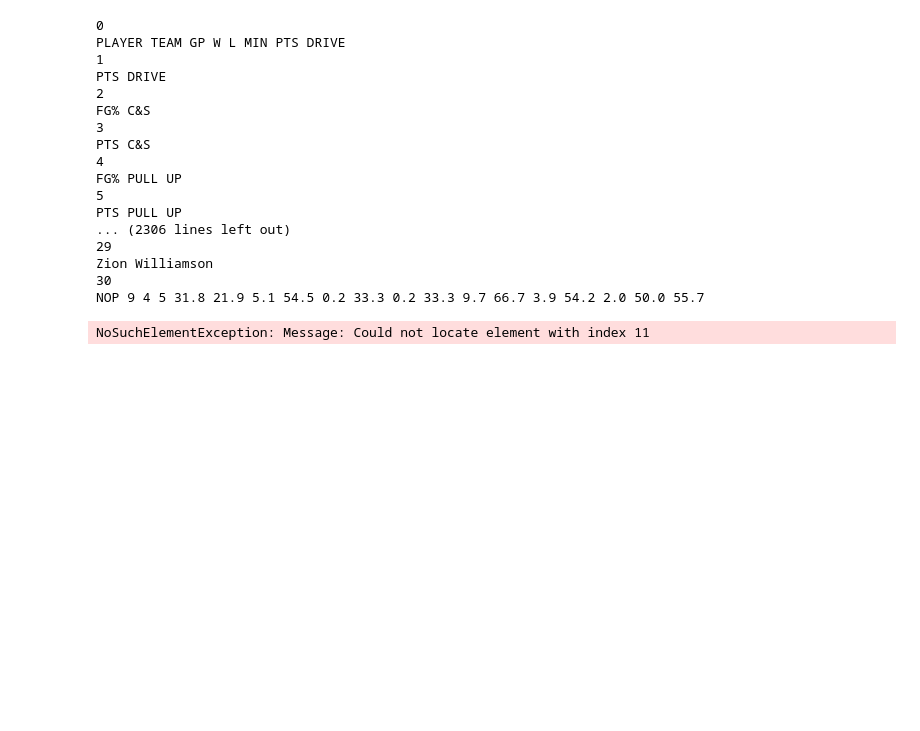
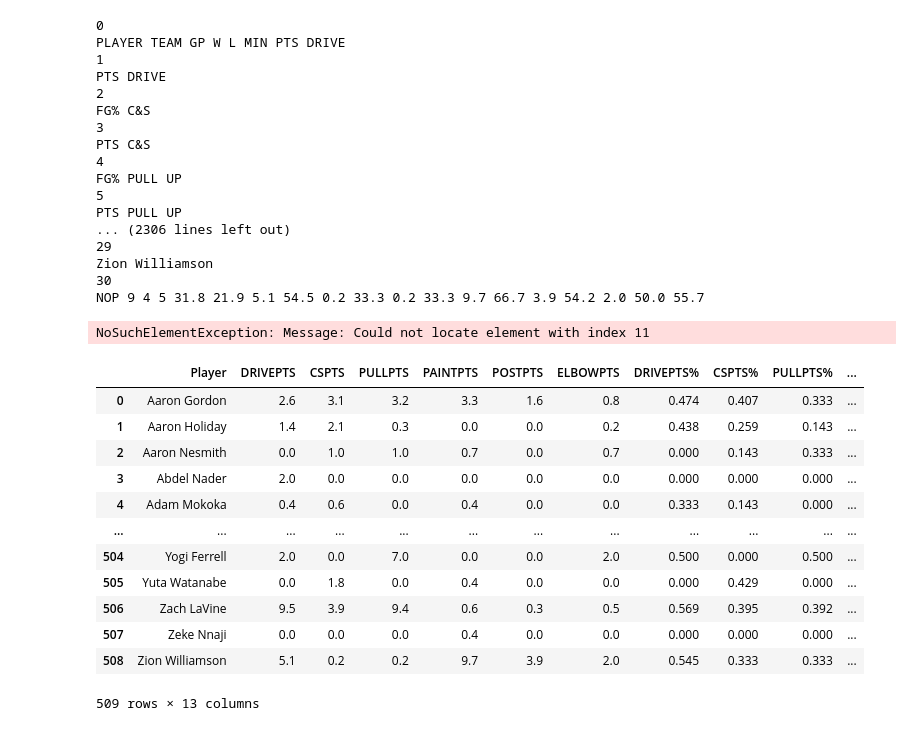
Before and after one commit to nsvinakollu/Fantasy-Basketball-ESPN, a Jupyter notebook: ScrapePlayerTrackingShooting.ipynb, the cells around one changed output. Saved outputs shown, nothing was run; the diff lists cells and outputs as text; code cells hidden in the pictures; blank space fills up the shorter version.

```diff
--- a/ScrapePlayerTrackingShooting.ipynb
+++ b/ScrapePlayerTrackingShooting.ipynb
@@ -118,3 +115,34 @@ Zion Williamson
 30
 NOP 9 4 5 31.8 21.9 5.1 54.5 0.2 33.3 0.2 33.3 9.7 66.7 3.9 54.2 2.0 50.0 55.7
 NoSuchElementException: Message: Could not locate element with index 11
+# %%
+db = pd.DataFrame({'Player': team_names
+                   ,'DRIVEPTS': [i[6] for i in team_stats]
+                   ,'CSPTS': [i[8] for i in team_stats]
+                   ,'PULLPTS': [i[10] for i in team_stats]
+                   ,'PAINTPTS': [i[12] for i in team_stats]
+                   ,'POSTPTS': [i[14] for i in team_stats]
+                   ,'ELBOWPTS': [i[16] for i in team_stats]
+                   ,'DRIVEPTS%': [i[7]/100 for i in team_stats]
+                   ,'CSPTS%': [i[9]/100 for i in team_stats]
+                   ,'PULLPTS%': [i[11]/100 for i in team_stats]
+                   ,'PAINTPTS%': [i[13]/100 for i in team_stats]
+                   ,'POSTPTS%': [i[15]/100 for i in team_stats]
+                   ,'ELBOWPTS%': [i[17]/100 for i in team_stats]
+                   })
+
+db
+# %% [output]
+|  | Player | DRIVEPTS | CSPTS | PULLPTS | PAINTPTS | POSTPTS | ELBOWPTS | DRIVEPTS% | CSPTS% | PULLPTS% | ... |
+| 0 | Aaron Gordon | 2.6 | 3.1 | 3.2 | 3.3 | 1.6 | 0.8 | 0.474 | 0.407 | 0.333 | ... |
+| 1 | Aaron Holiday | 1.4 | 2.1 | 0.3 | 0.0 | 0.0 | 0.2 | 0.438 | 0.259 | 0.143 | ... |
+| 2 | Aaron Nesmith | 0.0 | 1.0 | 1.0 | 0.7 | 0.0 | 0.7 | 0.000 | 0.143 | 0.333 | ... |
+| 3 | Abdel Nader | 2.0 | 0.0 | 0.0 | 0.0 | 0.0 | 0.0 | 0.000 | 0.000 | 0.000 | ... |
+| 4 | Adam Mokoka | 0.4 | 0.6 | 0.0 | 0.4 | 0.0 | 0.0 | 0.333 | 0.143 | 0.000 | ... |
+| ... | ... | ... | ... | ... | ... | ... | ... | ... | ... | ... | ... |
+| 504 | Yogi Ferrell | 2.0 | 0.0 | 7.0 | 0.0 | 0.0 | 2.0 | 0.500 | 0.000 | 0.500 | ... |
+| 505 | Yuta Watanabe | 0.0 | 1.8 | 0.0 | 0.4 | 0.0 | 0.0 | 0.000 | 0.429 | 0.000 | ... |
+| 506 | Zach LaVine | 9.5 | 3.9 | 9.4 | 0.6 | 0.3 | 0.5 | 0.569 | 0.395 | 0.392 | ... |
+| 507 | Zeke Nnaji | 0.0 | 0.0 | 0.0 | 0.4 | 0.0 | 0.0 | 0.000 | 0.000 | 0.000 | ... |
+| 508 | Zion Williamson | 5.1 | 0.2 | 0.2 | 9.7 | 3.9 | 2.0 | 0.545 | 0.333 | 0.333 | ... |
+509 rows × 13 columns
```
Also changed, not shown: parts of 2 cells of this notebook, 2 other files.
